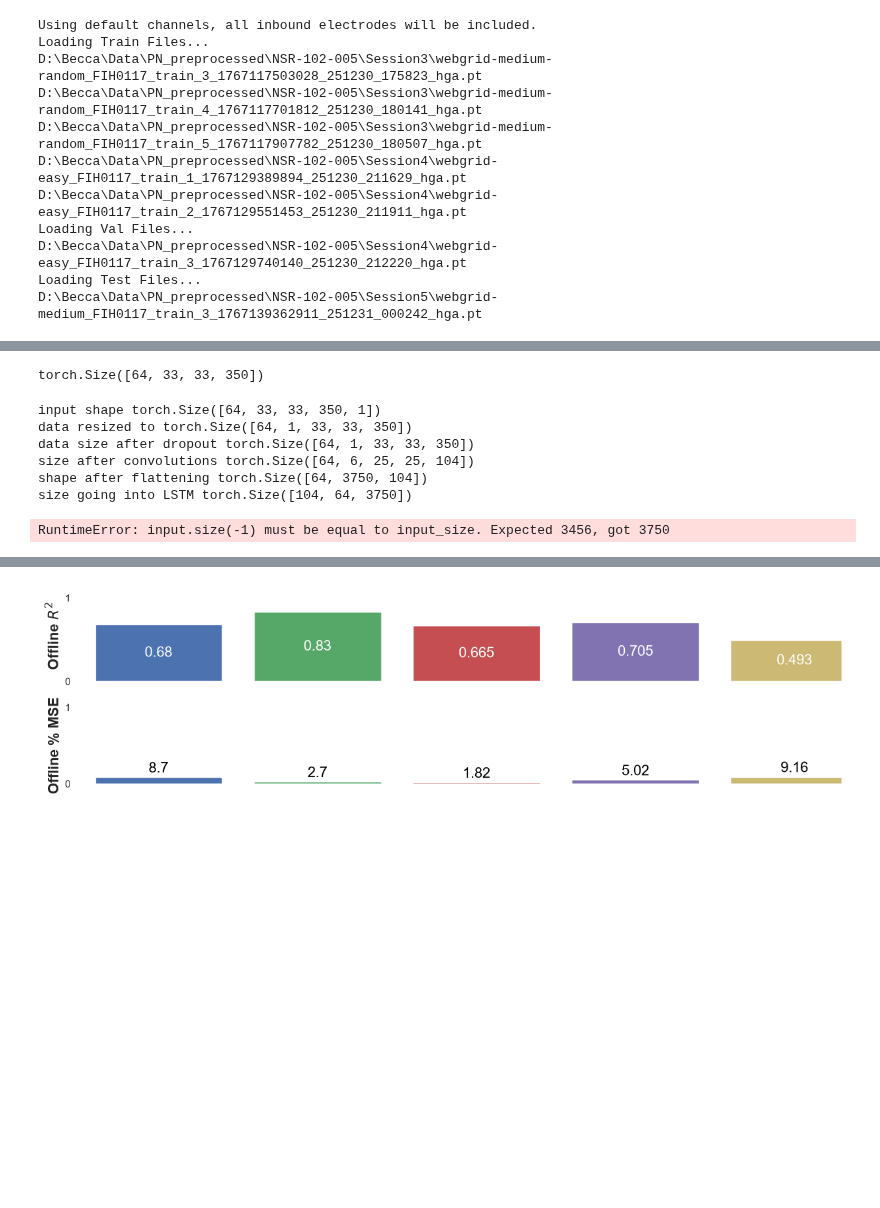
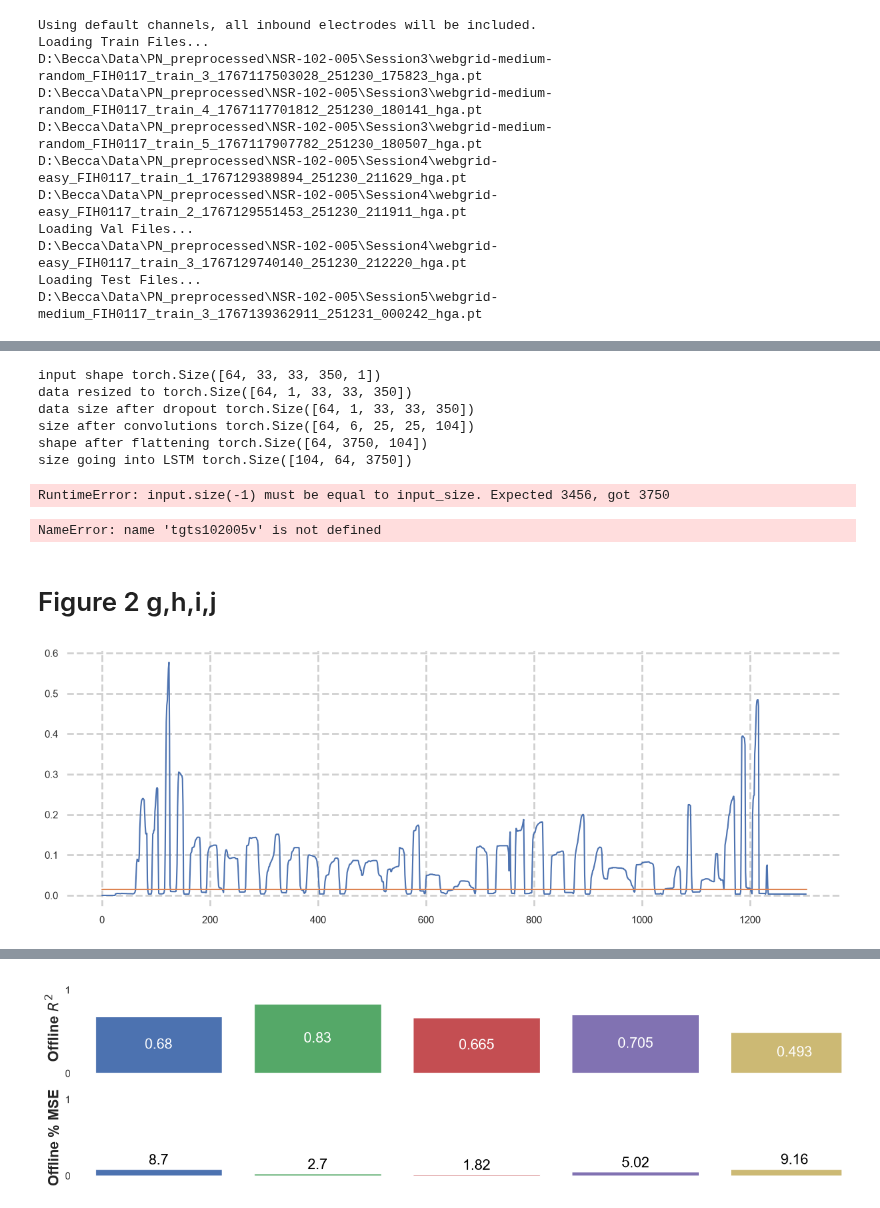
Before and after one commit to cronelab/Layer7, a Jupyter notebook: Notebooks/OfflineResults.ipynb, the cells around one changed output, grey strips where cells are left out. Cells and saved outputs as stored; diff of their text form; code cells hidden in the pictures; blank space fills up the shorter version.

Commit message:
should be generating all figures now

```diff
--- a/Notebooks/OfflineResults.ipynb
+++ b/Notebooks/OfflineResults.ipynb
@@ -33,6 +34,8 @@ color_list = color_list[1:]
 # %% [output]
 9
 [figure]
+# %%
+numIter = 20
 # %% [markdown]
 # P1 (NSR-004-002)
 # %%
@@ -162,11 +213,22 @@ D:\Becca\Data\PN_preprocessed\NSR-004-004\center-out-easy-block4_FIH0068__1_1753
 Loading Test Files...
 D:\Becca\Data\PN_preprocessed\NSR-004-004\center-out-easy-block4_FIH0068__1_1753288012531_250723_162652_hga.pt
 # %%
-# make model
-model = CNN2D_LSTM(config)
-optimizer = torch.optim.Adam(model.parameters(), lr=config.learning_rate, weight_decay=config.weight_decay)
-criterion = torch.nn.MSELoss(reduction='sum')
+p3_r2 = []
+p3_pmse = []
+for rep in range(numIter):
+    print("------------------------")
+    print(f'Iter {rep+1}')
+    # make model
+    model = CNN2D_LSTM(config)
+    optimizer = torch.optim.Adam(model.parameters(), lr=config.learning_rate, weight_decay=config.weight_decay)
+    criterion = torch.nn.MSELoss(reduction='sum')
 
-# train
-CNN3D_train(model, optimizer, criterion, config, train_loader, valid_loader)
+    # train
+    CNN3D_train(model, optimizer, criterion, config, train_loader, valid_loader)
+
+    tgts4, preds4 = CNN3D_predict(model, test_loader)
+
+    p3_r2.append(r2_score(tgts4, preds4))
+    p3_pmse.append(np.mean(np.linalg.norm(tgts4 - preds4,axis=1)**2)/2)
+    print("------------------------")
 # %% [output]
@@ -228,11 +507,6 @@ D:\Becca\Data\PN_preprocessed\NSR-102-005\Session5\webgrid-medium_FIH0117_train_
 model = CNN2D_LSTM(config)
 optimizer = torch.optim.Adam(model.parameters(), lr=config.learning_rate, weight_decay=config.weight_decay)
 criterion = torch.nn.MSELoss(reduction='sum')
-# %%
-x,y = next(iter(train_loader))
-x.shape
-# %% [output]
-torch.Size([64, 33, 33, 350])
 # %%
 # train
 CNN3D_train(model, optimizer, criterion, config, train_loader, valid_loader)
@@ -246,0 +523,14 @@ RuntimeError: input.size(-1) must be equal to input_size. Expected 3456, got 375
+# %%
+error = np.linalg.norm(tgts102005b - preds102005b,axis=1)
+se = error**2
+mse = np.mean(se)
+
+pmse102005b = mse/2
+# %% [output]
+NameError: name 'tgts102005v' is not defined
+# %% [markdown]
+# Figure 2 g,h,i,j
+# %%
+trial_data = p5u.split_preprocessed_pn(tgts4, preds4, thrsh = 0.015,plot_thrsh=True)
+# %% [output]
+[figure, added]
```
Also changed, not shown: parts of 33 cells of this notebook, 48 other files.
